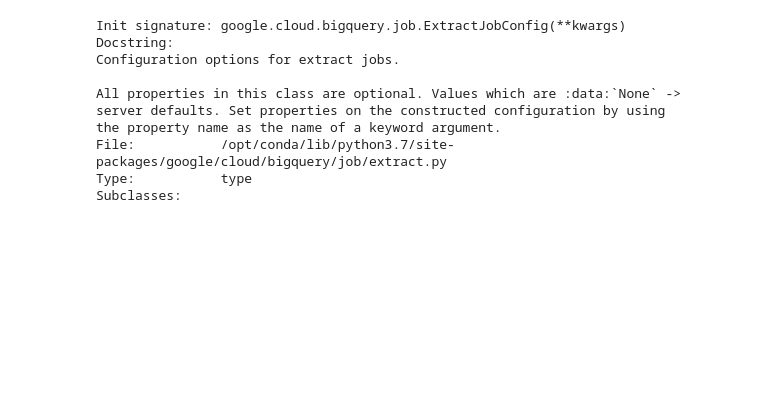
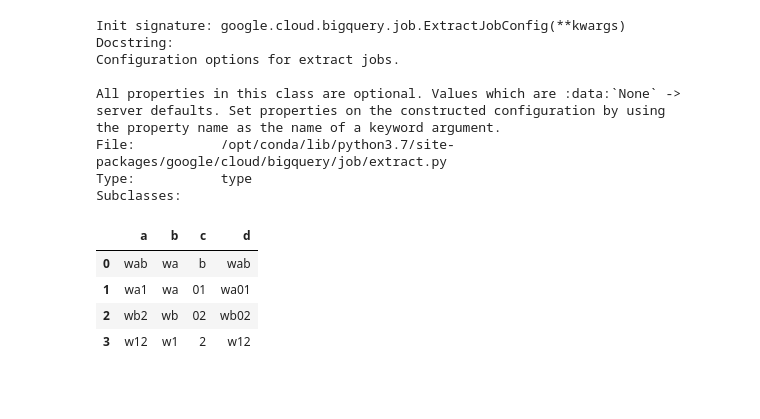
Before and after one commit to Tarleton-Math/MathVGerrmandering_CMAT_2021, a Jupyter notebook: redistricter.ipynb, the cells around one changed output. Saved outputs shown, nothing was run; the diff lists cells and outputs as text; code cells hidden in the pictures; blank space fills up the shorter version.

```diff
--- a/redistricter.ipynb
+++ b/redistricter.ipynb
@@ -41,6 +68,22 @@ the property name as the name of a keyword argument.
 File:           /opt/conda/lib/python3.7/site-packages/google/cloud/bigquery/job/extract.py
 Type:           type
 Subclasses:
+# %%
+import pandas as pd
+df = pd.DataFrame()
+df['a'] = ['wab', 'wa1', 'wb2', 'w12']
+df['b'] = df['a'].str[:-1]
+df['c'] = df['a'].str[-1]
+mask = ~df['b'].str[-1].str.isnumeric() & df['c'].str.isnumeric()
+df.loc[mask, 'c'] = df.loc[mask, 'c'].str.rjust(2, '0')
+df['d'] = df['b'] + df['c']
+df
+# %% [output]
+|  | a | b | c | d |
+| 0 | wab | wa | b | wab |
+| 1 | wa1 | wa | 01 | wa01 |
+| 2 | wb2 | wb | 02 | wb02 |
+| 3 | w12 | w1 | 2 | w12 |
 # %%
 1+1
 # %%
```
Also changed, not shown: parts of 1 cell of this notebook, 2 other files.
